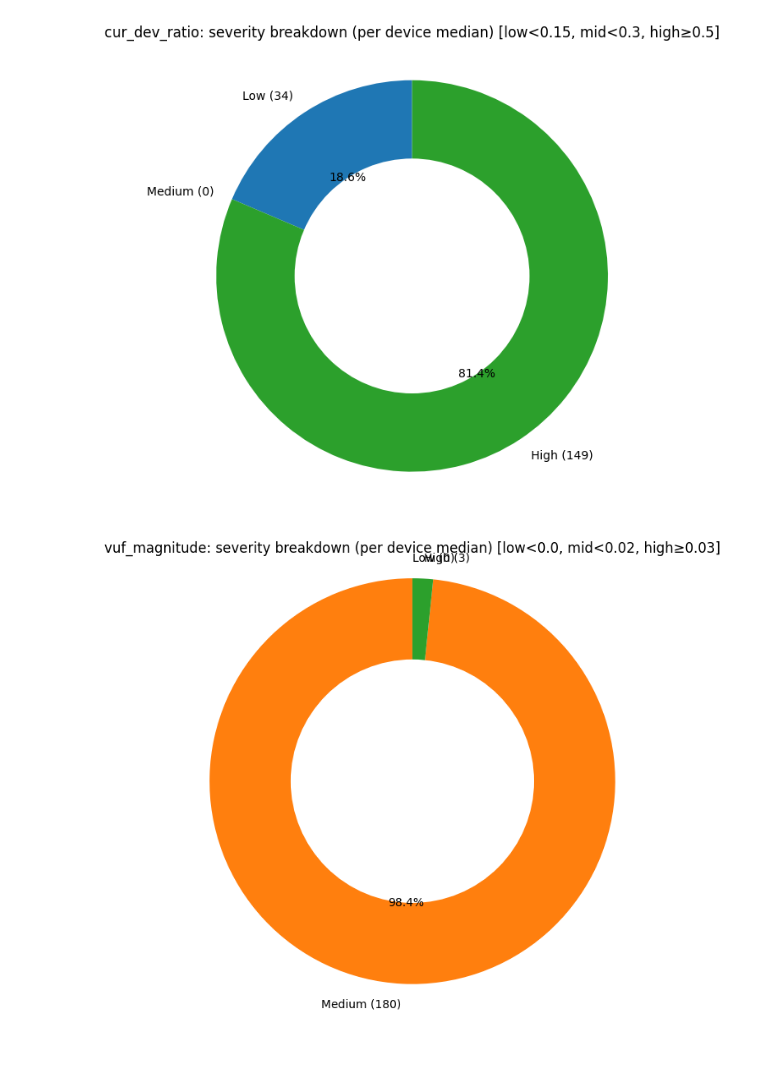
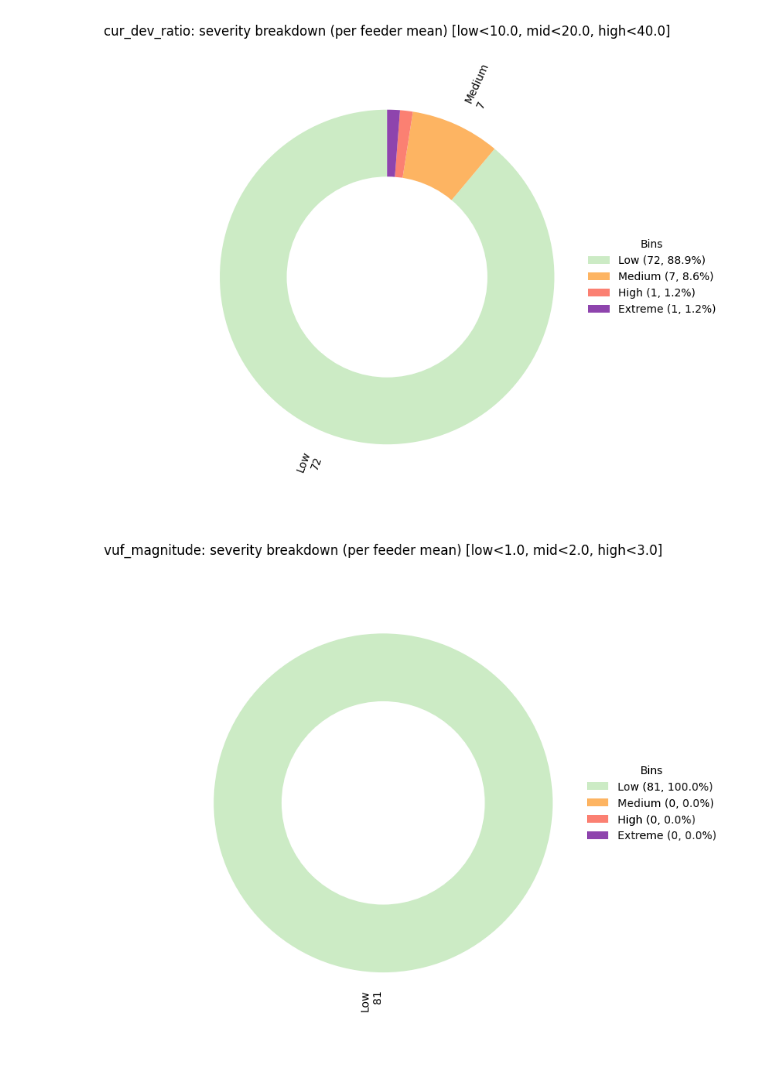
Before and after one commit to MindisBlank/Jasonaq_thesis, a Jupyter notebook: notebooks/CUR.ipynb, the cells around one changed output. Cells and saved outputs as stored; diff of their text form; code cells hidden in the pictures.

```diff
--- a/notebooks/CUR.ipynb
+++ b/notebooks/CUR.ipynb
@@ -247,6 +604,6 @@ high = 0.50
 # %%
 # Group by device_id and calculate the mean for the specified columns
-avg_df = df_jn.groupby('device_id')[['Ia_avg', 'Ib_avg', 'Ic_avg', 'I4_avg', 'Va_avg', 'Vb_avg', 'Vc_avg']].mean()
+avg_df = df_jn_hi_load.groupby('device_id')[['Ia_avg', 'Ib_avg', 'Ic_avg', 'I4_avg', 'Va_avg', 'Vb_avg', 'Vc_avg']].mean()
 
 results = []
 for idx, row in avg_df.iterrows():
@@ -262,4 +619,3 @@ for idx, row in avg_df.iterrows():
 
 metrics_df = pd.DataFrame(results, index=avg_df.index)
 avg_df = pd.concat([avg_df, metrics_df], axis=1)
-avg_df
@@ -281,6 +622,18 @@ avg_df
 # %%
-fig = _severity_donut_for_metric(avg_df, "cur_ratio", threshold=0, outdir=".", per_device=True, agg="median", low=low, mid=mid, high=high)
-  # in Jupyter this will display; otherwise do: plt.show()
-fig = _severity_donut_for_metric(avg_df, "cur_dev_ratio", threshold=0, outdir=".", per_device=True, agg="median", low=low, mid=mid, high=high)
-fig = _severity_donut_for_metric(avg_df, "vuf_magnitude", threshold=0, outdir=".", per_device=True, agg="median", low=0, mid=0.02, high=0.03)
+# Here all the thresholds are for the long-term analysis where we average per feeder over the entire measurement period
+LongTerm_low_CUR = 15
+LongTerm_mid_CUR = 30
+LongTerm_high_CUR = 50
+
+LongTerm_low_CUR_d = 10
+LongTerm_mid_CUR_d = 20
+LongTerm_high_CUR_d = 40
+
+LongTerm_low_VUF = 1
+LongTerm_mid_VUF = 2
+LongTerm_high_VUF = 3
+
+fig = _severity_donut_for_metric(avg_df, "cur_ratio", threshold=0, outdir=".", per_device=True, agg="mean", low=LongTerm_low_CUR, mid=LongTerm_mid_CUR, high=LongTerm_high_CUR)
+fig = _severity_donut_for_metric(avg_df, "cur_dev_ratio", threshold=0, outdir=".", per_device=True, agg="mean", low=LongTerm_low_CUR_d, mid=LongTerm_mid_CUR_d, high=LongTerm_high_CUR_d)
+fig = _severity_donut_for_metric(avg_df, "vuf_magnitude", threshold=0, outdir=".", per_device=True, agg="mean", low=LongTerm_low_VUF, mid=LongTerm_mid_VUF, high=LongTerm_high_VUF)
 # %% [output]
@@ -288,5 +641,5 @@ fig = _severity_donut_for_metric(avg_df, "vuf_magnitude", threshold=0, outdir=".
-[figure, old version]
+[figure, new version]
-[figure, old version]
+[figure, new version]
 # %%
 fig = barplot_by_device(avg_df, "cur_ratio", outdir=".", top_n=30)  # outdir ignored
 fig = barplot_by_device(avg_df, "cur_dev_ratio", outdir=".", top_n=30)
```
Also changed, not shown: parts of 16 cells of this notebook, 22 other files.
